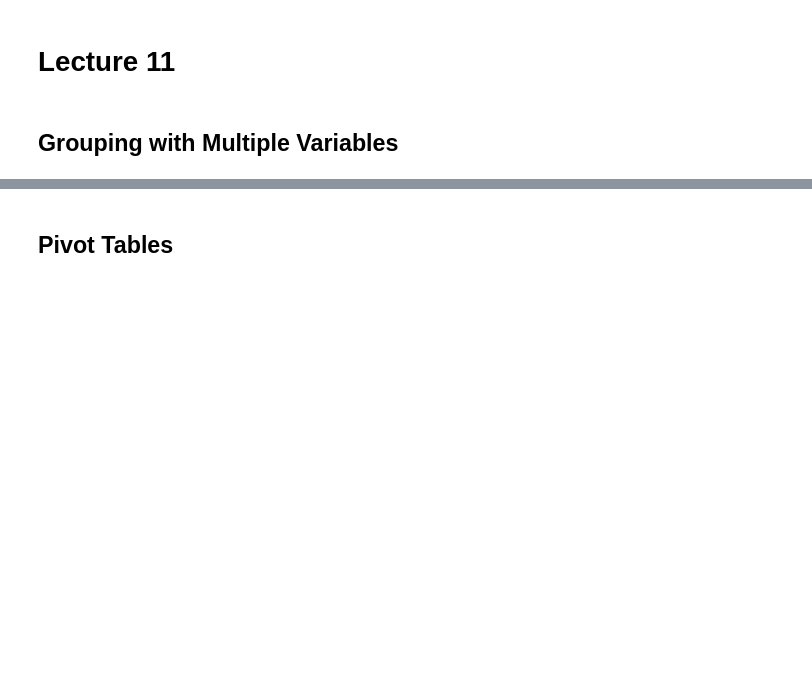
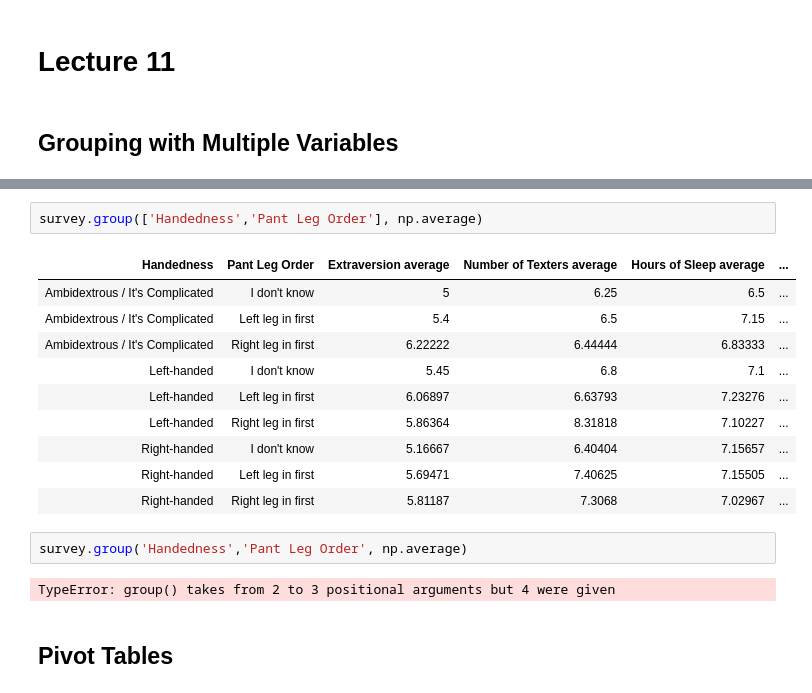
Before and after one commit to data-8/materials-sp19, a Jupyter notebook: lec/lec11.ipynb, the cells around one changed output, grey strips where cells are left out. Saved outputs shown, nothing was run; the diff lists cells and outputs as text; blank space fills up the shorter version.

```diff
--- a/lec/lec11.ipynb
+++ b/lec/lec11.ipynb
@@ -18,2 +106,19 @@ survey
+# %%
+survey.group(['Handedness','Pant Leg Order'], np.average)
+# %% [output]
+| Handedness | Pant Leg Order | Extraversion average | Number of Texters average | Hours of Sleep average | ... |
+| Ambidextrous / It's Complicated | I don't know | 5 | 6.25 | 6.5 | ... |
+| Ambidextrous / It's Complicated | Left leg in first | 5.4 | 6.5 | 7.15 | ... |
+| Ambidextrous / It's Complicated | Right leg in first | 6.22222 | 6.44444 | 6.83333 | ... |
+| Left-handed | I don't know | 5.45 | 6.8 | 7.1 | ... |
+| Left-handed | Left leg in first | 6.06897 | 6.63793 | 7.23276 | ... |
+| Left-handed | Right leg in first | 5.86364 | 8.31818 | 7.10227 | ... |
+| Right-handed | I don't know | 5.16667 | 6.40404 | 7.15657 | ... |
+| Right-handed | Left leg in first | 5.69471 | 7.40625 | 7.15505 | ... |
+| Right-handed | Right leg in first | 5.81187 | 7.3068 | 7.02967 | ... |
+# %%
+survey.group('Handedness','Pant Leg Order', np.average)
+# %% [output]
+TypeError: group() takes from 2 to 3 positional arguments but 4 were given
 # %% [markdown]
 ## Pivot Tables ##
```
Also changed, not shown: parts of 26 cells of this notebook.
